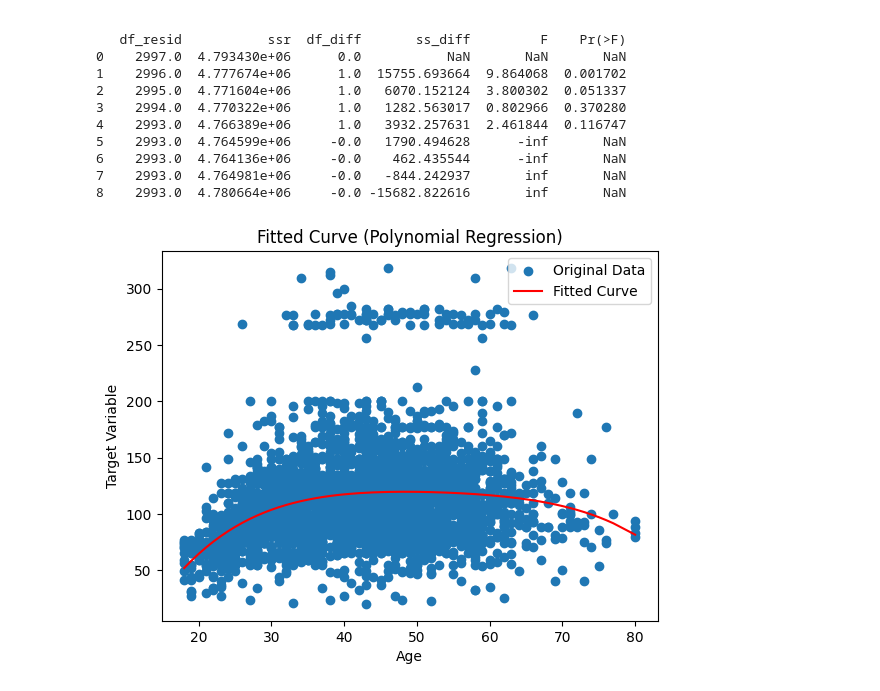
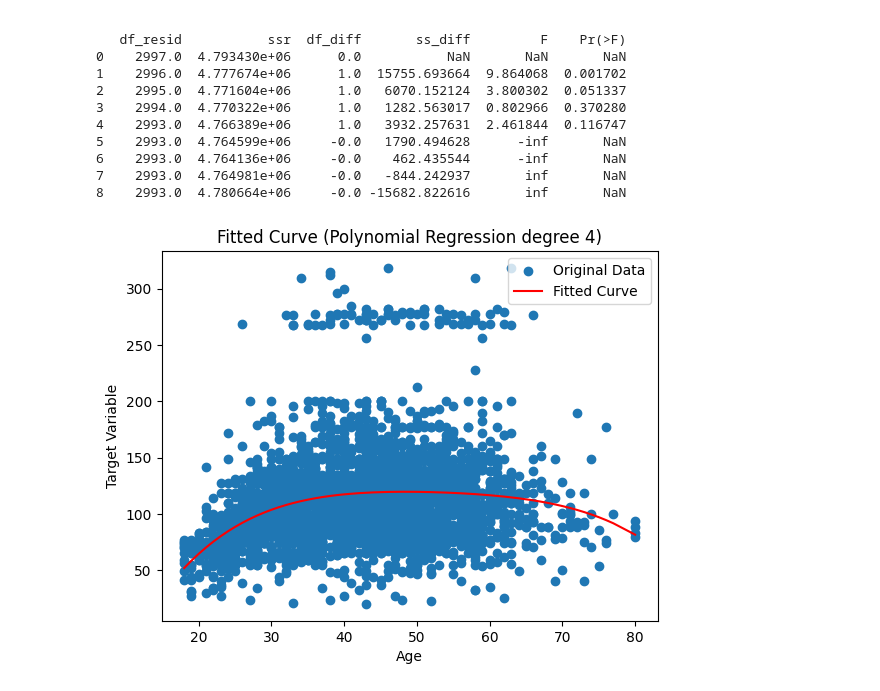
Before and after one commit to QuanPham19/statistical-modeling, a Jupyter notebook: 7-2-practice.ipynb, the cells around one changed output. Drawn from its saved outputs; the diff is of its cells as text; code cells hidden in the pictures.

```diff
--- a/7-2-practice.ipynb
+++ b/7-2-practice.ipynb
@@ -70,22 +75,22 @@ Mean MSE of degree 10: 1598.2531692685482
 # %%
 X = age.copy()
 for deg in range(2, 4 + 1):
     X[f'age_{deg}'] = X['age'] ** deg
 model = sm.OLS(y, X).fit()
 
 X_sorted = X.sort_values(by='age')  # Sort by age for a smooth curve
 predictions = model.predict(X_sorted)
 
 plt.scatter(age['age'], y, label='Original Data')
 plt.plot(X_sorted['age'], predictions, color='red', label='Fitted Curve')
 
 plt.xlabel('Age')
 plt.ylabel('Target Variable')
 plt.legend()
-plt.title('Fitted Curve (Polynomial Regression)')
+plt.title(f'Fitted Curve (Polynomial Regression degree {deg})')
 plt.show()
 # %% [output]
-[figure, old version]
+[figure, new version]
 # %%
 for n in range(3, 16):
     cut_age = pd.qcut(age['age'], n)
```
Also changed, not shown: parts of 11 cells of this notebook.
